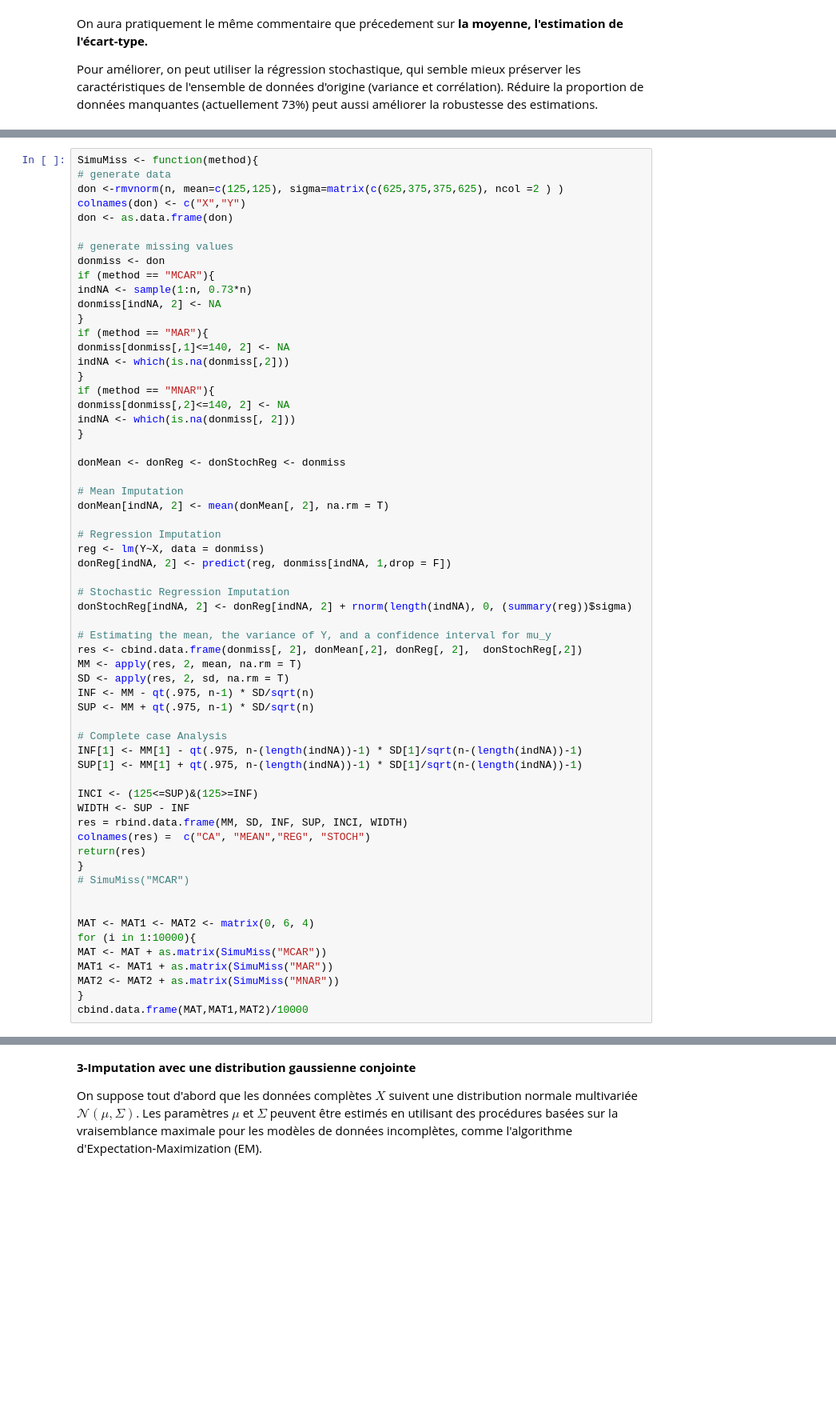
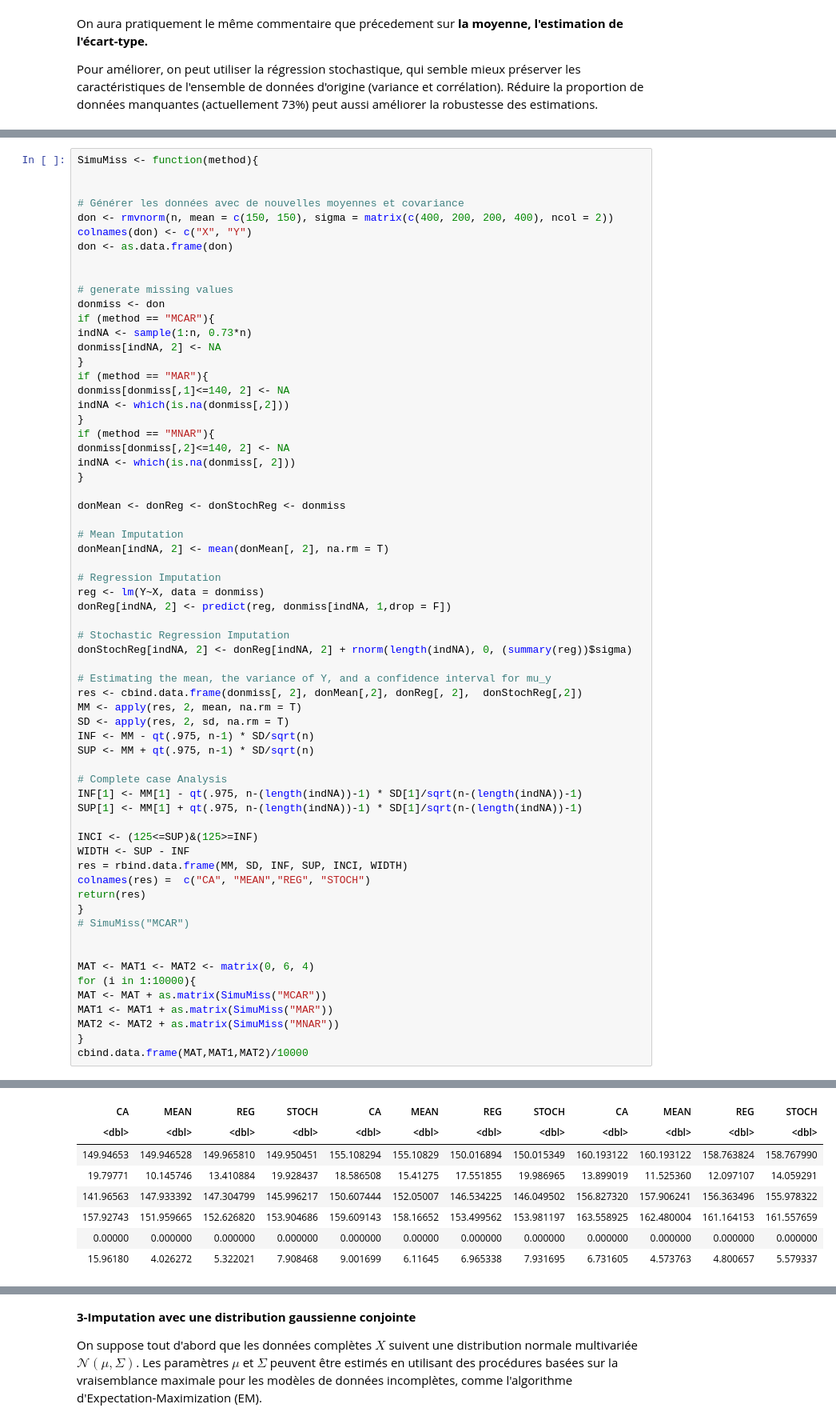
Before and after one commit to KOMBOU12/Marius, a Jupyter notebook: Introduction_par_Julie_Josse.ipynb, the cells around one changed output, grey strips where cells are left out. Shown at 80% size. Cells and saved outputs as stored; diff of their text form; blank space fills up the shorter version.

```diff
--- a/Introduction_par_Julie_Josse.ipynb
+++ b/Introduction_par_Julie_Josse.ipynb
@@ -578,9 +580,12 @@ Les blocs MAT, MAT1 et MAT2 calculent la moyenne des statistiques pour chaque m
 # %%
 SimuMiss <- function(method){
-# generate data
-don <-rmvnorm(n, mean=c(125,125), sigma=matrix(c(625,375,375,625), ncol =2 ) )
-colnames(don) <- c("X","Y")
+
+
+# Générer les données avec de nouvelles moyennes et covariance
+don <- rmvnorm(n, mean = c(150, 150), sigma = matrix(c(400, 200, 200, 400), ncol = 2))
+colnames(don) <- c("X", "Y")
 don <- as.data.frame(don)
+
 
 # generate missing values
 donmiss <- don
@@ -640,0 +646,8 @@ ERROR: Error in rmvnorm(n, mean = c(125, 125), sigma = matrix(c(625, 375, 375, :
+| CA | MEAN | REG | STOCH | CA | MEAN | REG | STOCH | CA | MEAN | REG | STOCH |
+| <dbl> | <dbl> | <dbl> | <dbl> | <dbl> | <dbl> | <dbl> | <dbl> | <dbl> | <dbl> | <dbl> | <dbl> |
+| 149.94653 | 149.946528 | 149.965810 | 149.950451 | 155.108294 | 155.10829 | 150.016894 | 150.015349 | 160.193122 | 160.193122 | 158.763824 | 158.767990 |
+| 19.79771 | 10.145746 | 13.410884 | 19.928437 | 18.586508 | 15.41275 | 17.551855 | 19.986965 | 13.899019 | 11.525360 | 12.097107 | 14.059291 |
+| 141.96563 | 147.933392 | 147.304799 | 145.996217 | 150.607444 | 152.05007 | 146.534225 | 146.049502 | 156.827320 | 157.906241 | 156.363496 | 155.978322 |
+| 157.92743 | 151.959665 | 152.626820 | 153.904686 | 159.609143 | 158.16652 | 153.499562 | 153.981197 | 163.558925 | 162.480004 | 161.164153 | 161.557659 |
+| 0.00000 | 0.000000 | 0.000000 | 0.000000 | 0.000000 | 0.00000 | 0.000000 | 0.000000 | 0.000000 | 0.000000 | 0.000000 | 0.000000 |
+| 15.96180 | 4.026272 | 5.322021 | 7.908468 | 9.001699 | 6.11645 | 6.965338 | 7.931695 | 6.731605 | 4.573763 | 4.800657 | 5.579337 |
```
Also changed, not shown: parts of 16 cells of this notebook.
